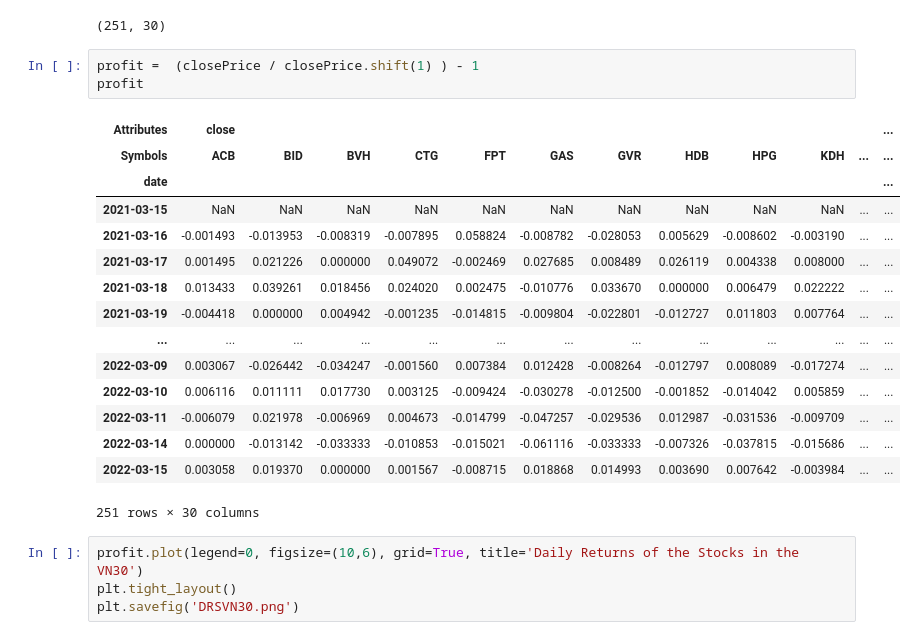
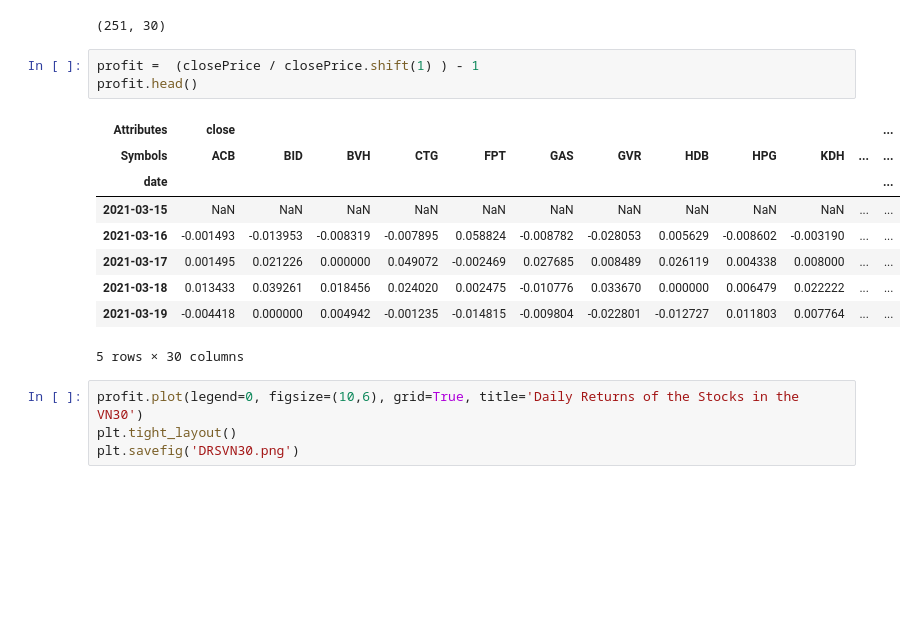
Before and after one commit to Vinh-Phu/Stock-Market-Analytics, a Jupyter notebook: VN30.ipynb, the cells around one changed output. Drawn from its saved outputs; the diff is of its cells as text; blank space fills up the shorter version.

```diff
--- a/VN30.ipynb
+++ b/VN30.ipynb
@@ -91,23 +91,17 @@ closePrice.shape
 (251, 30)
 # %%
 profit =  (closePrice / closePrice.shift(1) ) - 1
-profit
+profit.head()
 # %% [output]
 | Attributes | close |  |  |  |  |  |  |  |  |  |  | ... |
 | Symbols | ACB | BID | BVH | CTG | FPT | GAS | GVR | HDB | HPG | KDH | ... | ... |
 | date |  |  |  |  |  |  |  |  |  |  |  | ... |
 | 2021-03-15 | NaN | NaN | NaN | NaN | NaN | NaN | NaN | NaN | NaN | NaN | ... | ... |
 | 2021-03-16 | -0.001493 | -0.013953 | -0.008319 | -0.007895 | 0.058824 | -0.008782 | -0.028053 | 0.005629 | -0.008602 | -0.003190 | ... | ... |
 | 2021-03-17 | 0.001495 | 0.021226 | 0.000000 | 0.049072 | -0.002469 | 0.027685 | 0.008489 | 0.026119 | 0.004338 | 0.008000 | ... | ... |
 | 2021-03-18 | 0.013433 | 0.039261 | 0.018456 | 0.024020 | 0.002475 | -0.010776 | 0.033670 | 0.000000 | 0.006479 | 0.022222 | ... | ... |
 | 2021-03-19 | -0.004418 | 0.000000 | 0.004942 | -0.001235 | -0.014815 | -0.009804 | -0.022801 | -0.012727 | 0.011803 | 0.007764 | ... | ... |
-| ... | ... | ... | ... | ... | ... | ... | ... | ... | ... | ... | ... | ... |
-| 2022-03-09 | 0.003067 | -0.026442 | -0.034247 | -0.001560 | 0.007384 | 0.012428 | -0.008264 | -0.012797 | 0.008089 | -0.017274 | ... | ... |
-| 2022-03-10 | 0.006116 | 0.011111 | 0.017730 | 0.003125 | -0.009424 | -0.030278 | -0.012500 | -0.001852 | -0.014042 | 0.005859 | ... | ... |
-| 2022-03-11 | -0.006079 | 0.021978 | -0.006969 | 0.004673 | -0.014799 | -0.047257 | -0.029536 | 0.012987 | -0.031536 | -0.009709 | ... | ... |
-| 2022-03-14 | 0.000000 | -0.013142 | -0.033333 | -0.010853 | -0.015021 | -0.061116 | -0.033333 | -0.007326 | -0.037815 | -0.015686 | ... | ... |
-| 2022-03-15 | 0.003058 | 0.019370 | 0.000000 | 0.001567 | -0.008715 | 0.018868 | 0.014993 | 0.003690 | 0.007642 | -0.003984 | ... | ... |
-251 rows × 30 columns
+5 rows × 30 columns
 # %%
 profit.plot(legend=0, figsize=(10,6), grid=True, title='Daily Returns of the Stocks in the VN30')
 plt.tight_layout()
```
Also changed, not shown: parts of 12 cells of this notebook.
